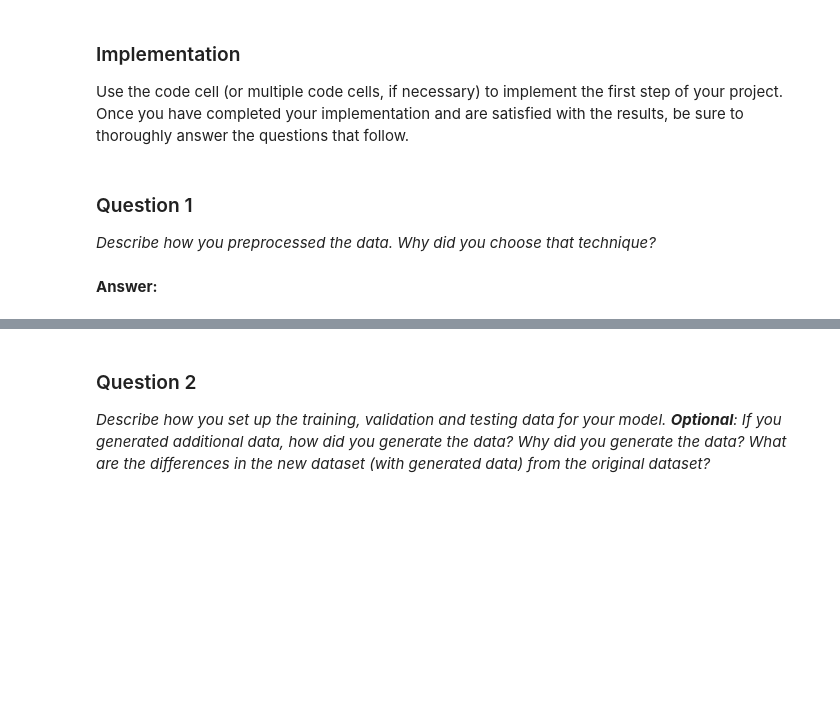
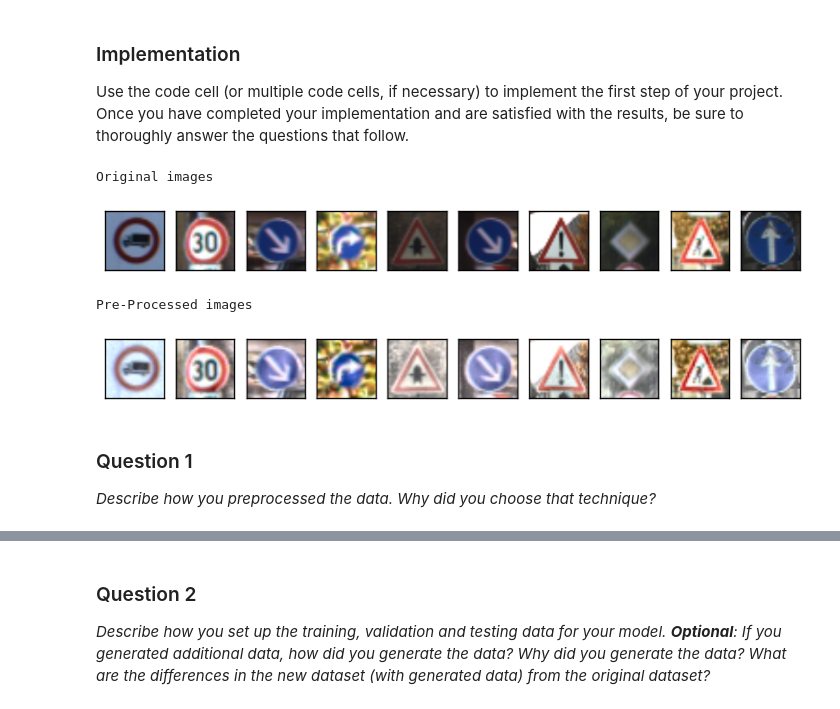
Before and after one commit to nachomartinr/CarND-Traffic-Sign-Classifier-P2, a Jupyter notebook: Traffic_Sign_Classifier.ipynb, the cells around one changed output, grey strips where cells are left out. Drawn from its saved outputs; the diff is of its cells as text; code cells hidden in the pictures; blank space fills up the shorter version.

```diff
--- a/Traffic_Sign_Classifier.ipynb
+++ b/Traffic_Sign_Classifier.ipynb
@@ -183,6 +231,15 @@ Use the code cell (or multiple code cells, if necessary) to implement the first
+# %%
+# Plot pre-processed images to check the result. Use the test dataset because images are not ordered.
+print('Original images')
+show_images(X_test[0:10], 10)
+print('Pre-Processed images')
+show_images(pre_process_images(X_test[0:10]), 10)
+# %% [output]
+Original images
+[figure, added]
+Pre-Processed images
+[figure, added]
 # %% [markdown]
 ### Question 1
 
 _Describe how you preprocessed the data. Why did you choose that technique?_
-# %% [markdown]
-**Answer:**
```
Also changed, not shown: parts of 42 cells of this notebook, 1 other file.
